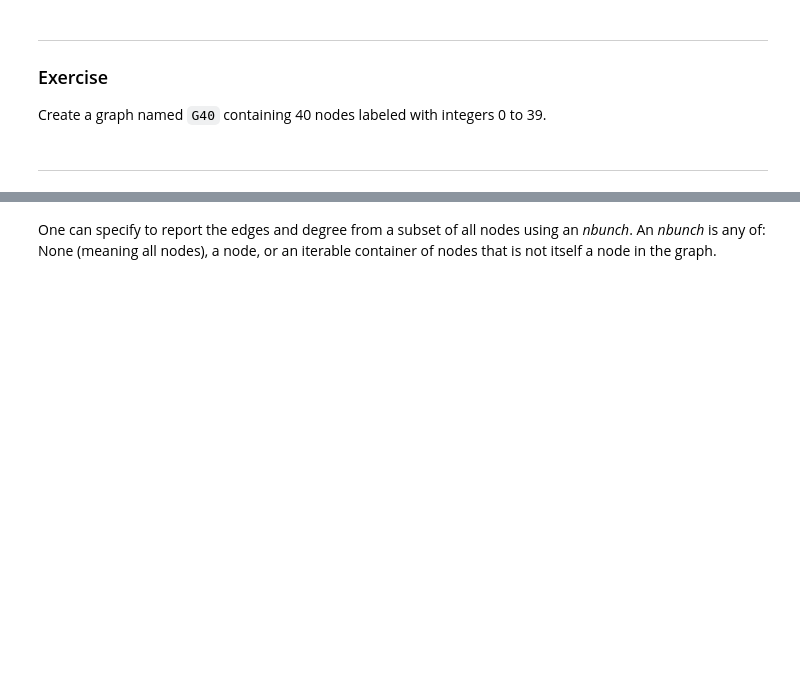
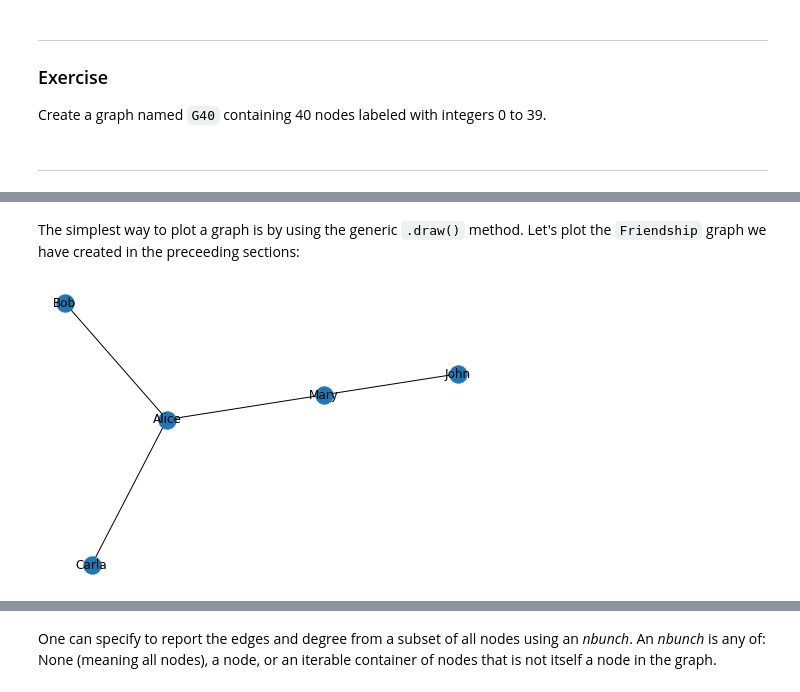
Before and after one commit to seeslab/ComputationalBiology, a Jupyter notebook: Session 3/Session 3 - Networks and proteins.ipynb, the cells around one changed output, grey strips where cells are left out. Saved outputs shown, nothing was run; the diff lists cells and outputs as text; code cells hidden in the pictures; blank space fills up the shorter version.

```diff
--- a/Session 3/Session 3 - Networks and proteins.ipynb
+++ b/Session 3/Session 3 - Networks and proteins.ipynb
@@ -138,2 +120,0 @@ with 2 nodes followed by an edge attribute dictionary, e.g.,
-# %%
-G.add_edges_from(H.edges)
@@ -148,7 +120,0 @@ already present.
-# %%
-G.add_edges_from([(1, 2), (1, 3)])
-G.add_node(1)
-G.add_edge(1, 2)
-G.add_node("spam")        # adds node "spam"
-G.add_nodes_from("spam")  # adds 4 nodes: 's', 'p', 'a', 'm'
-G.add_edge(3, 'm')
@@ -175,0 +125,4 @@ G.degree[1]  # the number of edges incident to 1
+# %%
+G.add_edge('John', 'Mary')
+print(G.nodes)
+print(G.edges)
@@ -175,0 +136,3 @@ G.degree[1]  # the number of edges incident to 1
+# %%
+G.add_edges_from([('Alice', 'Bob'), ('Alice', 'Mary'), ('Alice', 'Carla')])
+print(G.edges)
@@ -175,0 +154,7 @@ G.degree[1]  # the number of edges incident to 1
+# %% [markdown]
+The simplest way to plot a graph is by using the generic `.draw()` method. Let's plot the `Friendship` graph we have created in the preceeding sections:
+# %%
+nx.draw(G, with_labels=True)
+plt.show()
+# %% [output]
+[figure, added]
```
Also changed, not shown: parts of 123 cells of this notebook.
